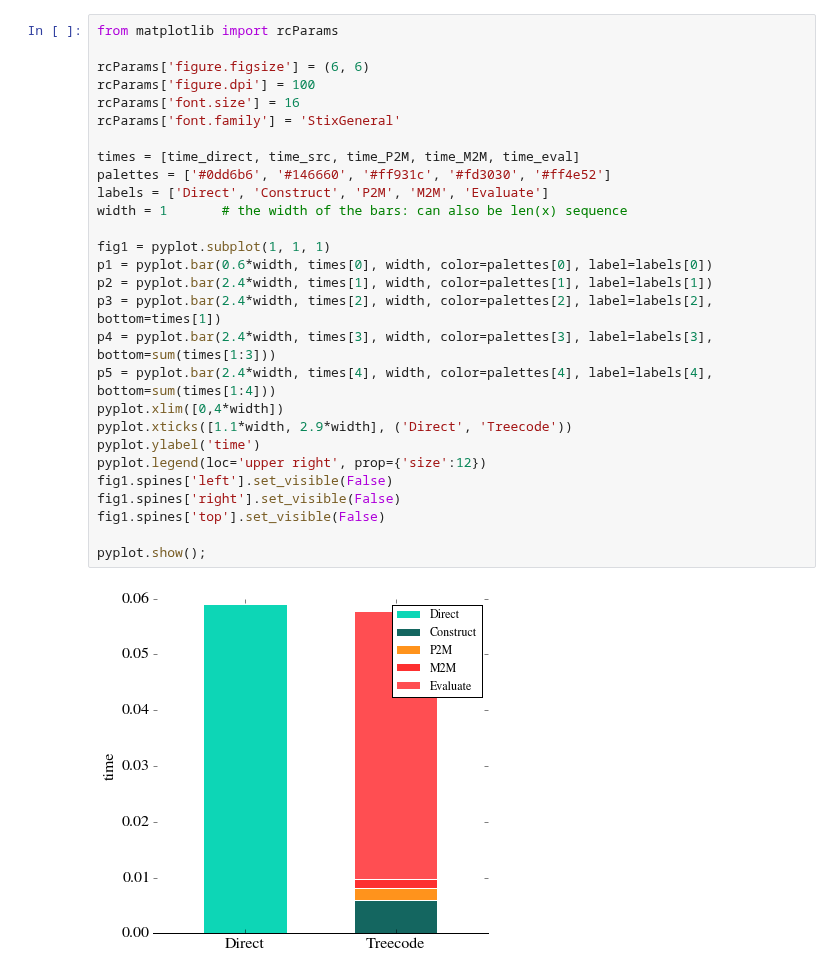
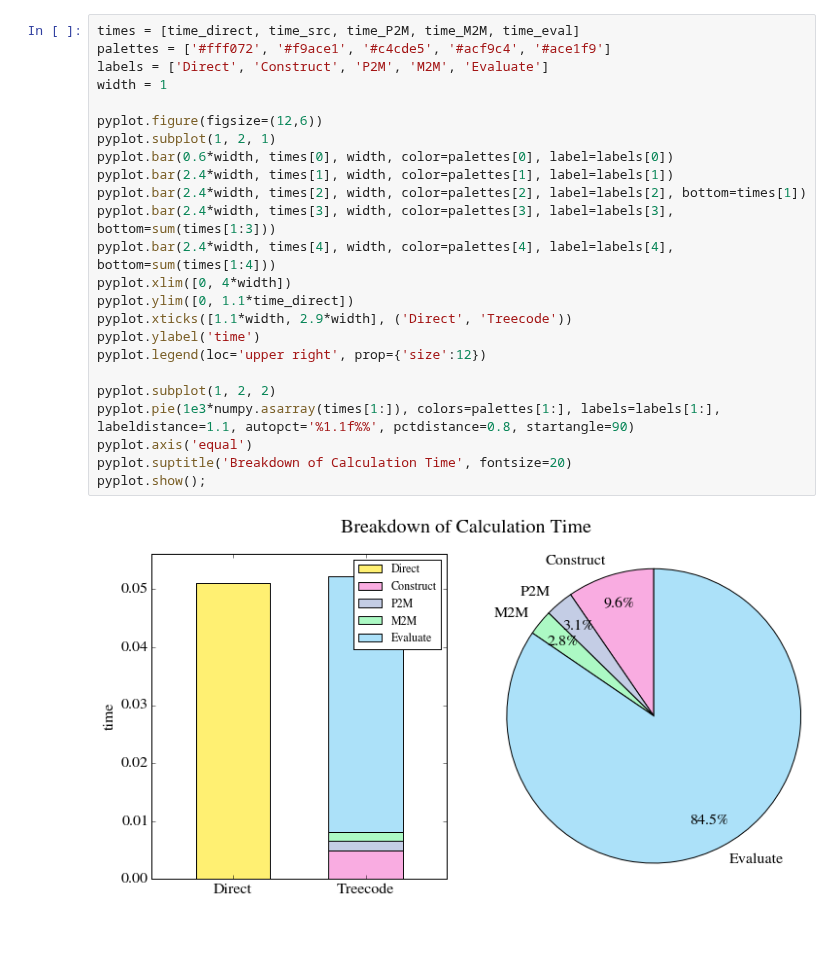
Before and after one commit to barbagroup/FMM_tutorial, a Jupyter notebook: 06_treecode.ipynb, the cells around one changed output. Drawn from its saved outputs; the diff is of its cells as text; blank space fills up the shorter version.

Commit message:
added scatter plot of error and pie chart of calculation time breakdown

```diff
--- a/06_treecode.ipynb
+++ b/06_treecode.ipynb
@@ -141,30 +174,26 @@ id   phi_direct   phi_tree
 # %%
-from matplotlib import rcParams
+times = [time_direct, time_src, time_P2M, time_M2M, time_eval]
+palettes = ['#fff072', '#f9ace1', '#c4cde5', '#acf9c4', '#ace1f9']
+labels = ['Direct', 'Construct', 'P2M', 'M2M', 'Evaluate']
+width = 1
 
-rcParams['figure.figsize'] = (6, 6)
-rcParams['figure.dpi'] = 100
-rcParams['font.size'] = 16
-rcParams['font.family'] = 'StixGeneral'
-
-times = [time_direct, time_src, time_P2M, time_M2M, time_eval]
-palettes = ['#0dd6b6', '#146660', '#ff931c', '#fd3030', '#ff4e52']
-labels = ['Direct', 'Construct', 'P2M', 'M2M', 'Evaluate']
-width = 1       # the width of the bars: can also be len(x) sequence
-
-fig1 = pyplot.subplot(1, 1, 1)
-p1 = pyplot.bar(0.6*width, times[0], width, color=palettes[0], label=labels[0])
-p2 = pyplot.bar(2.4*width, times[1], width, color=palettes[1], label=labels[1])
-p3 = pyplot.bar(2.4*width, times[2], width, color=palettes[2], label=labels[2], bottom=times[1])
-p4 = pyplot.bar(2.4*width, times[3], width, color=palettes[3], label=labels[3], bottom=sum(times[1:3]))
-p5 = pyplot.bar(2.4*width, times[4], width, color=palettes[4], label=labels[4], bottom=sum(times[1:4]))
-pyplot.xlim([0,4*width])
+pyplot.figure(figsize=(12,6))
+pyplot.subplot(1, 2, 1)
+pyplot.bar(0.6*width, times[0], width, color=palettes[0], label=labels[0])
+pyplot.bar(2.4*width, times[1], width, color=palettes[1], label=labels[1])
+pyplot.bar(2.4*width, times[2], width, color=palettes[2], label=labels[2], bottom=times[1])
+pyplot.bar(2.4*width, times[3], width, color=palettes[3], label=labels[3], bottom=sum(times[1:3]))
+pyplot.bar(2.4*width, times[4], width, color=palettes[4], label=labels[4], bottom=sum(times[1:4]))
+pyplot.xlim([0, 4*width])
+pyplot.ylim([0, 1.1*time_direct])
 pyplot.xticks([1.1*width, 2.9*width], ('Direct', 'Treecode'))
 pyplot.ylabel('time')
 pyplot.legend(loc='upper right', prop={'size':12})
-fig1.spines['left'].set_visible(False)
-fig1.spines['right'].set_visible(False)
-fig1.spines['top'].set_visible(False)
 
+pyplot.subplot(1, 2, 2)
+pyplot.pie(1e3*numpy.asarray(times[1:]), colors=palettes[1:], labels=labels[1:], labeldistance=1.1, autopct='%1.1f%%', pctdistance=0.8, startangle=90)
+pyplot.axis('equal')
+pyplot.suptitle('Breakdown of Calculation Time', fontsize=20)
 pyplot.show();
 # %% [output]
-[figure, old version]
+[figure, new version]
```
Also changed, not shown: parts of 7 cells of this notebook.
